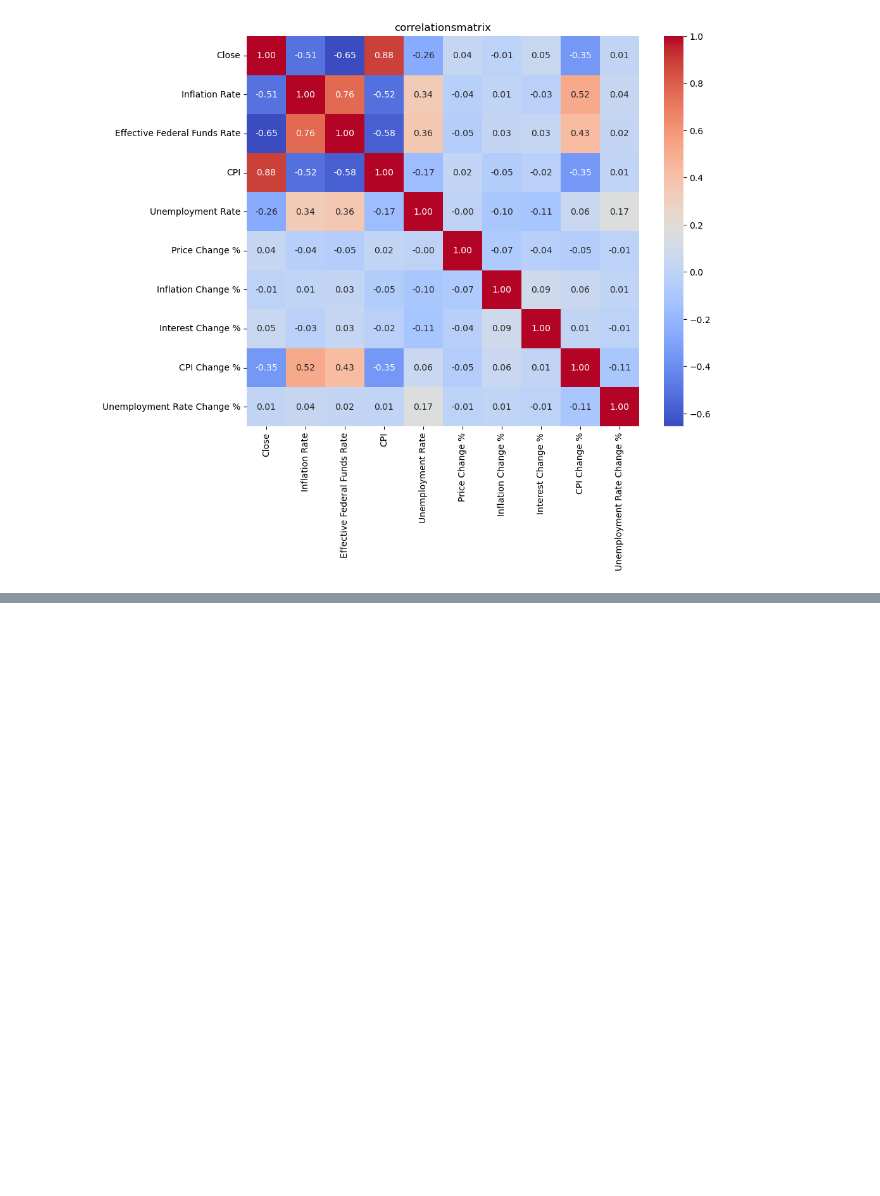
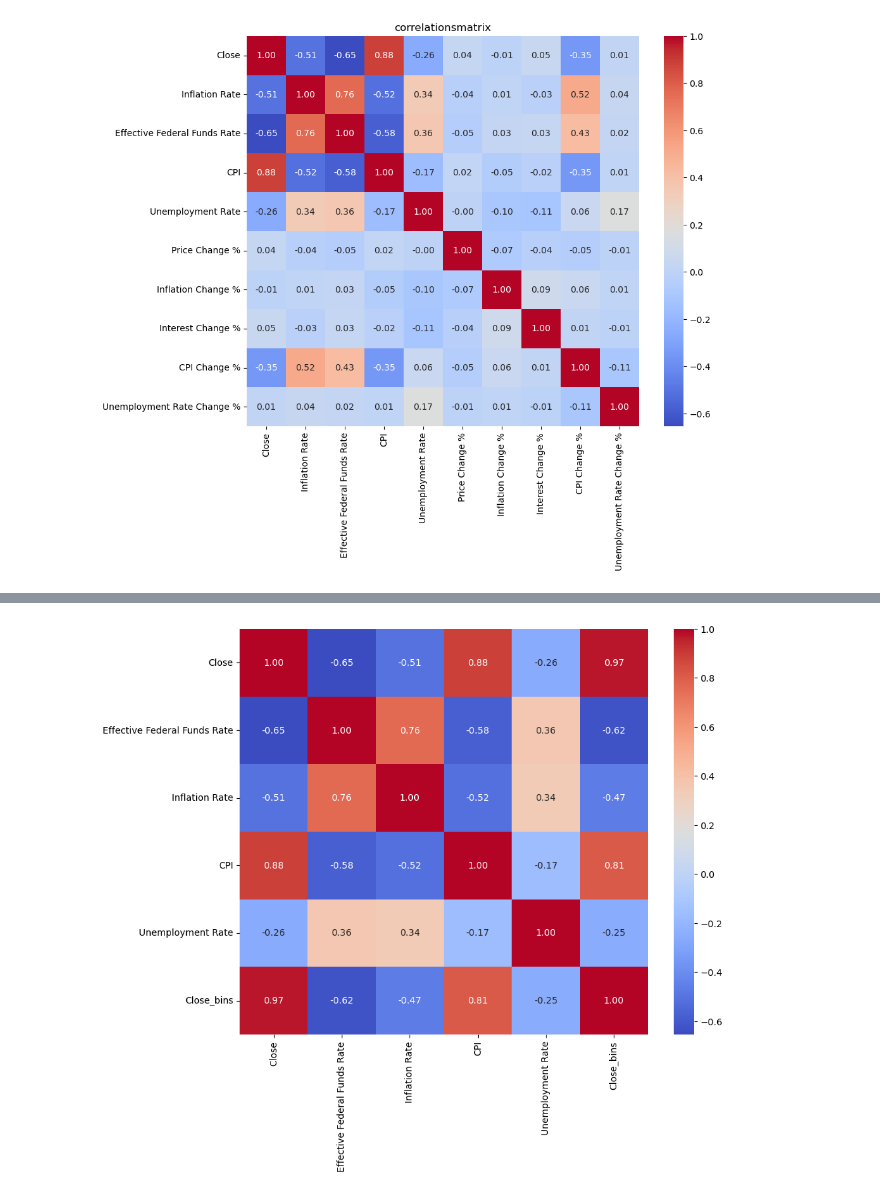
Before and after one commit to badranyoussef/bi-exam-project-stock, a Jupyter notebook: notebooks/cleaning_and_exploring.ipynb, the cells around one changed output, grey strips where cells are left out. Cells and saved outputs as stored; diff of their text form; code cells hidden in the pictures; blank space fills up the shorter version.

```diff
--- a/notebooks/cleaning_and_exploring.ipynb
+++ b/notebooks/cleaning_and_exploring.ipynb
@@ -284,0 +297,10 @@ plt.show()
+# %%
+columns_to_keep = ['Close', 'Effective Federal Funds Rate', 'Inflation Rate', 'CPI', 'Unemployment Rate']
+
+# Opret en ny DataFrame med de ønskede kolonner
+df_bins = df_no_date[columns_to_keep].copy()
+
+# Lav bins af close-priserne
+bins = pd.cut(df_bins['Close'], bins=5, labels=False)
+
+df_bins['Close_bins'] = bins
@@ -284,0 +336,10 @@ plt.show()
+# %%
+# beregner correlation
+corrmatt_bins = df_bins.corr()
+
+# Visualiser korrelationsmatrixen
+plt.figure(figsize=(10, 8))
+sns.heatmap(corrmatt_bins, annot=True, cmap='coolwarm', fmt='.2f')
+plt.show()
+# %% [output]
+[figure, added]
```
Also changed, not shown: parts of 16 cells of this notebook, 1 other file.
